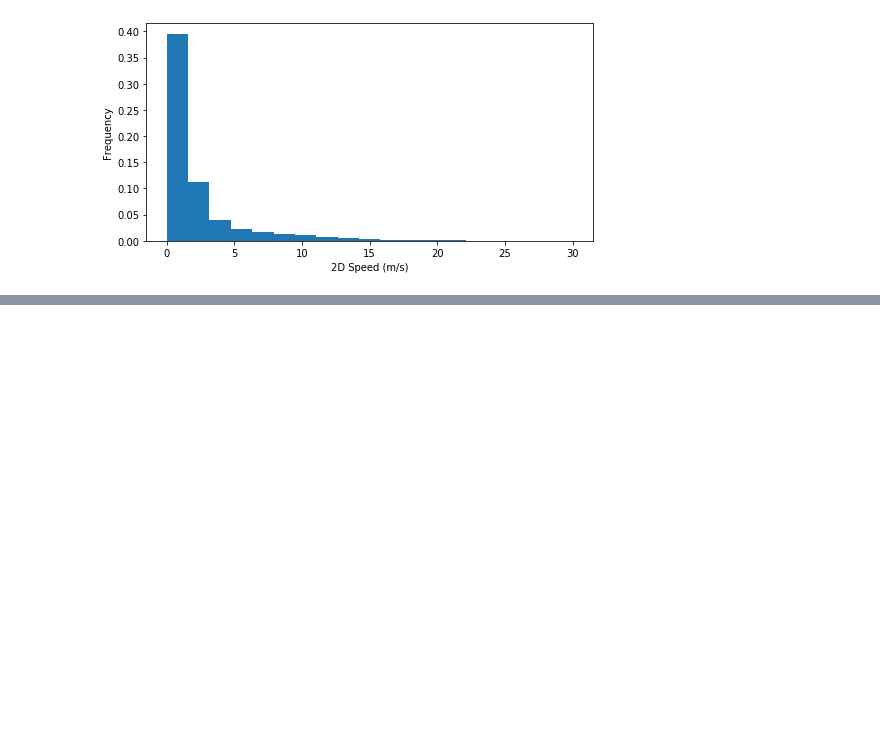
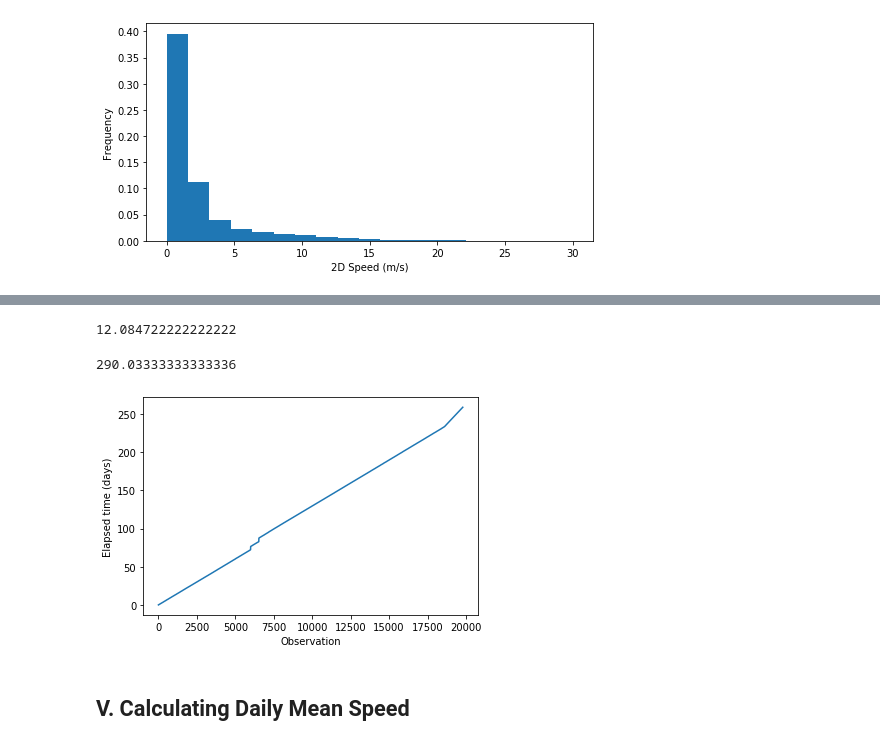
Before and after one commit to Saber627/HarvardX-PH526x, a Jupyter notebook: Case Study 5 - Bird Migration/birds.ipynb, the cells around one changed output, grey strips where cells are left out. Saved outputs shown, nothing was run; the diff lists cells and outputs as text; code cells hidden in the pictures; blank space fills up the shorter version.

```diff
--- a/Case Study 5 - Bird Migration/birds.ipynb
+++ b/Case Study 5 - Bird Migration/birds.ipynb
@@ -91,0 +96,7 @@ plt.show()
+# %%
+timestamps = []
+for i in range(len(birddata)):
+    ts = datetime.datetime.strptime(birddata.date_time[i][:-3], "%Y-%m-%d %H:%M:%S")
+    timestamps.append(ts)
+# %%
+birddata["timestamps"] = timestamps
@@ -91,0 +112,4 @@ plt.show()
+# %%
+# Calculating time elapsed since the beginning of the data collection
+times = birddata.timestamps[birddata.bird_name == "Eric"]
+elapsed_time = [time - times[0] for time in times]
@@ -91,0 +128,17 @@ plt.show()
+# %%
+elapsed_time[1000] / datetime.timedelta(days=1)
+# %% [output]
+12.084722222222222
+# %%
+elapsed_time[1000] / datetime.timedelta(hours=1)
+# %% [output]
+290.03333333333336
+# %%
+plt.plot(np.array(elapsed_time) / datetime.timedelta(days=1))
+plt.xlabel("Observation")
+plt.ylabel("Elapsed time (days)")
+plt.show()
+# %% [output]
+[figure, added]
+# %% [markdown]
+## V. Calculating Daily Mean Speed
```
Also changed, not shown: parts of 17 cells of this notebook, 1 other file.
